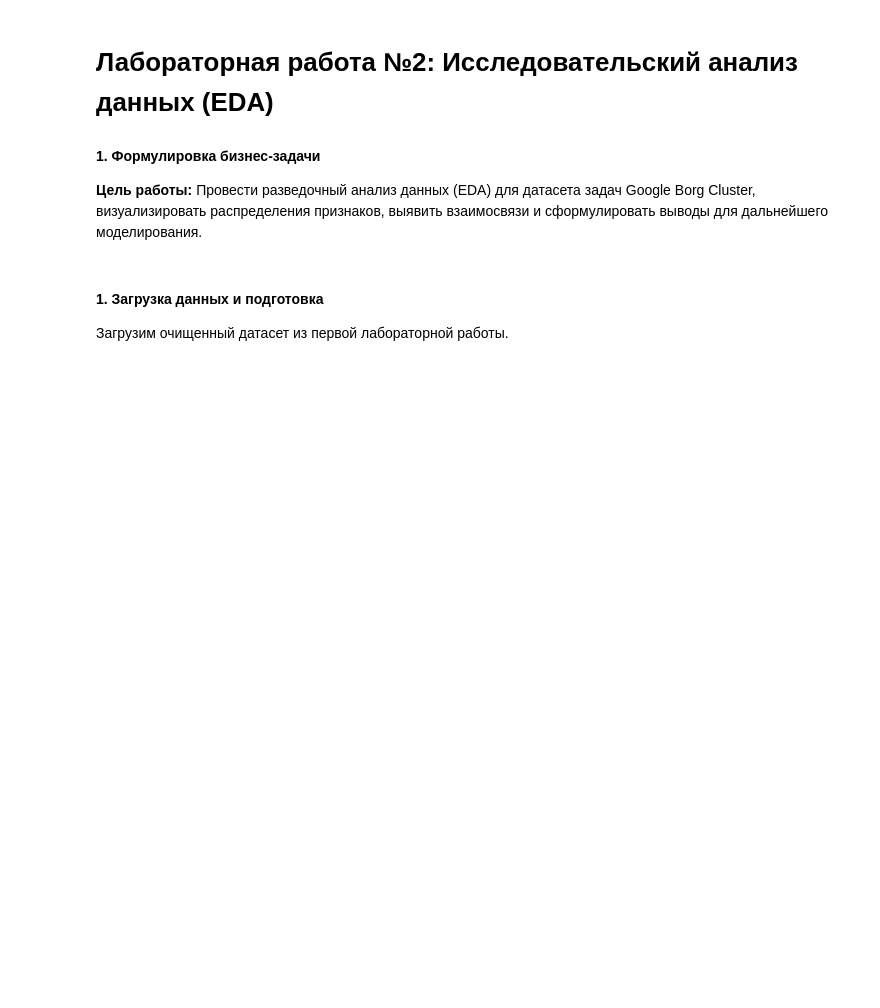
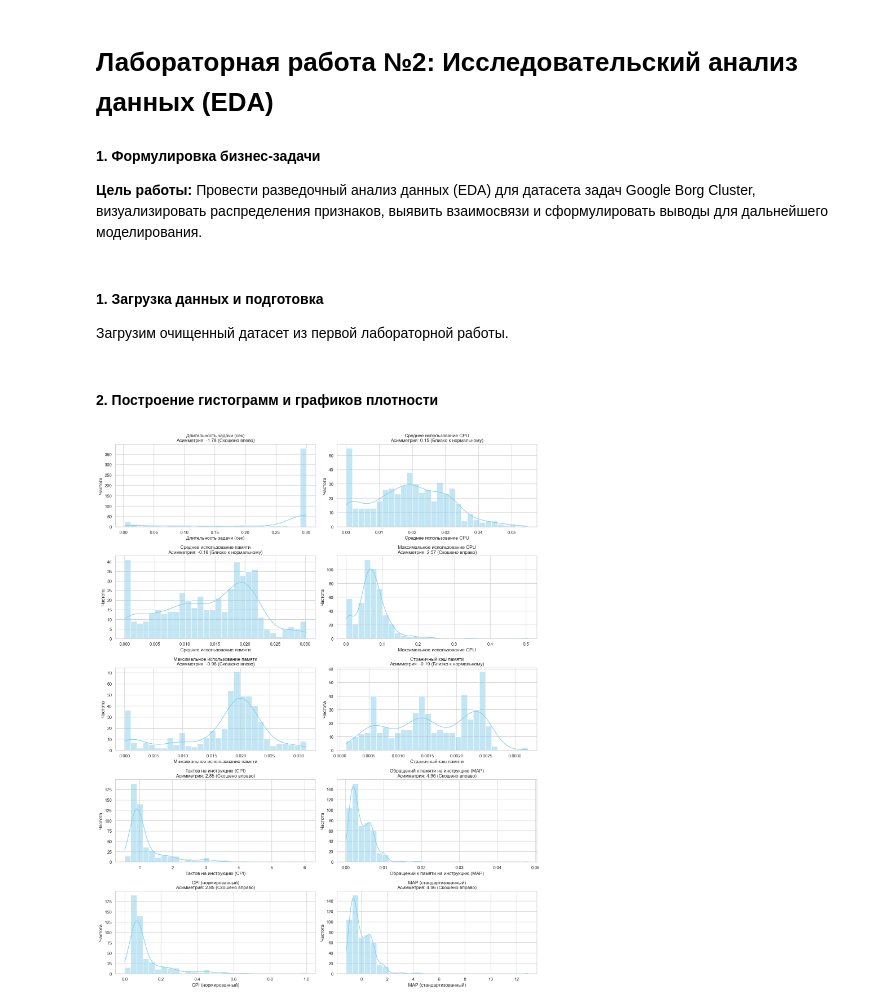
Before and after one commit to Ainur-Makhmutov/MAD-LABs, a Jupyter notebook: 2_laba.ipynb, the cells around one changed output. Saved outputs shown, nothing was run; the diff lists cells and outputs as text; code cells hidden in the pictures; blank space fills up the shorter version.

```diff
--- a/2_laba.ipynb
+++ b/2_laba.ipynb
@@ -5,7 +5,7 @@
 
 __Цель работы:__ Провести разведочный анализ данных (EDA) для датасета задач Google Borg Cluster, визуализировать распределения признаков, выявить взаимосвязи и сформулировать выводы для дальнейшего моделирования.
 # %% [markdown]
-#### 1. Загрузка данных и подготовка
+#### __1. Загрузка данных и подготовка__
 
 Загрузим очищенный датасет из первой лабораторной работы.
 # %%
@@ -23,3 +23,51 @@ df = pd.read_csv('Data\Dataset_1laba.csv', sep = ',', encoding='latin1')
 
 # Настройка стиля графиков
 sns.set_theme(style="whitegrid")
+# %% [markdown]
+#### __2. Построение гистограмм и графиков плотности__
+# %%
+# Основные числовые признаки для анализа
+numeric_features = ['duration', 'avg_cpus', 'avg_memory', 'max_cpus', 'max_memory',
+                    'page_cache_memory', 'cycles_per_instruction',
+                    'memory_accesses_per_instruction', 'cycles_per_instruction_norm',
+                    'memory_accesses_per_instruction_std']
+
+# Русские названия для признаков из датасета Google Cluster
+rus_names = {
+    'duration': 'Длительность задачи (сек)',
+    'avg_cpus': 'Среднее использование CPU',
+    'avg_memory': 'Среднее использование памяти',
+    'max_cpus': 'Максимальное использование CPU',
+    'max_memory': 'Максимальное использование памяти',
+    'page_cache_memory': 'Страничный кэш памяти',
+    'cycles_per_instruction': 'Тактов на инструкцию (CPI)',
+    'memory_accesses_per_instruction': 'Обращений к памяти на инструкцию (MAP)',
+    'cycles_per_instruction_norm': 'CPI (нормированный)',
+    'memory_accesses_per_instruction_std': 'MAP (стандартизованный)'
+}
+
+# Построение гистограмм
+plt.figure(figsize=(16, 20))  # Увеличил высоту, так как теперь 10 графиков
+for i, col in enumerate(numeric_features, 1):
+    plt.subplot(5, 2, i)  # Изменил на 5 строк и 2 столбца для 10 графиков
+    # Строим график
+    sns.histplot(df[col], kde=True, color='skyblue', bins=30)
+
+    # Расчет асимметрии
+    skewness = df[col].skew()
+    if skewness > 0.5:
+        shape = "Скошено вправо"
+    elif skewness < -0.5:
+        shape = "Скошено влево"
+    else:
+        shape = "Близко к нормальному"
+
+    title_rus = rus_names.get(col, col)
+    plt.title(f'{title_rus}\nАсимметрия: {skewness:.2f} ({shape})', fontsize=12)
+    plt.xlabel(title_rus)
+    plt.ylabel('Частота')
+
+plt.tight_layout()
+plt.show()
+# %% [output]
+[figure, added]
```
Also changed, not shown: parts of 8 cells of this notebook.
